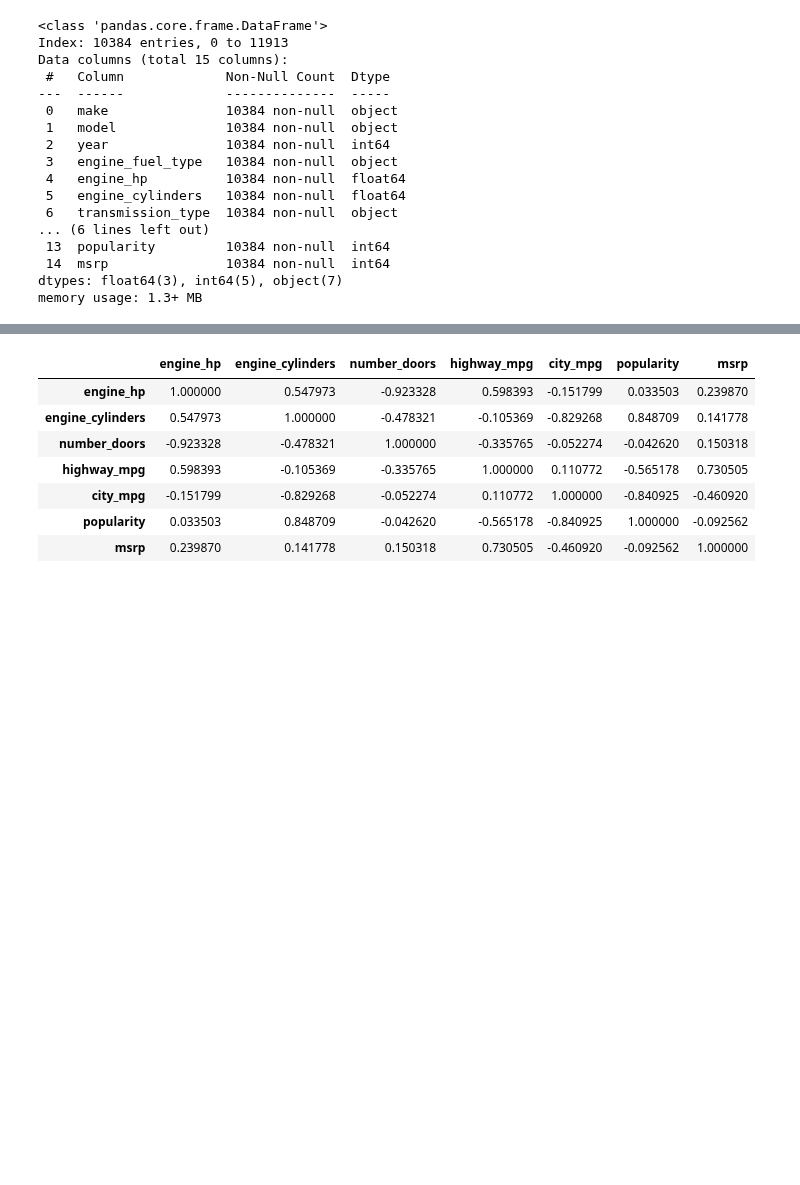
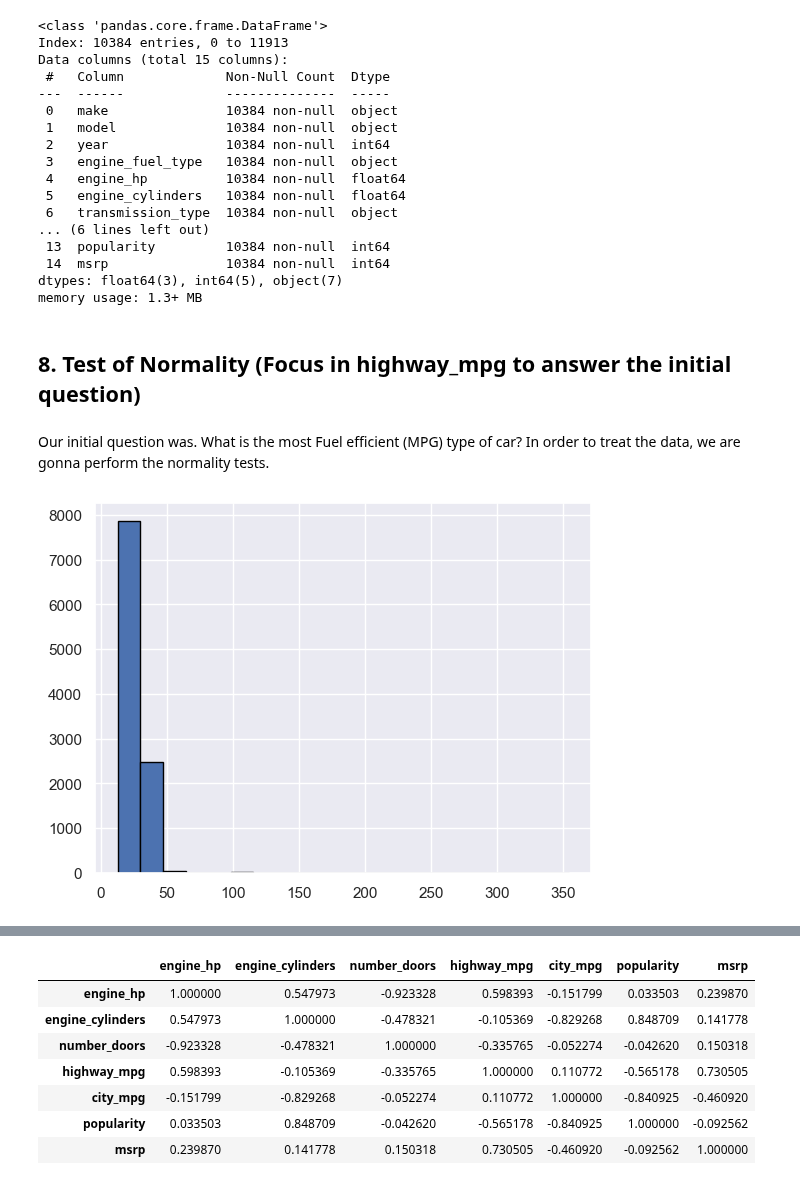
Before and after one commit to elkinbarretorojas/data_science, a Jupyter notebook: cartype/Exploratory_data_Analysis.ipynb, the cells around one changed output, grey strips where cells are left out. Saved outputs shown, nothing was run; the diff lists cells and outputs as text; code cells hidden in the pictures; blank space fills up the shorter version.

```diff
--- a/cartype/Exploratory_data_Analysis.ipynb
+++ b/cartype/Exploratory_data_Analysis.ipynb
@@ -339,3 +338,14 @@ Data columns (total 15 columns):
  14  msrp               10384 non-null  int64
 dtypes: float64(3), int64(5), object(7)
 memory usage: 1.3+ MB
+# %% [markdown]
+## 8. Test of Normality (Focus in highway_mpg to answer the initial question)
+# %% [markdown]
+Our initial question was. What is the most Fuel efficient (MPG) type of car? In order to treat the data, we are gonna perform the normality tests.
+# %%
+##Create a Histogram
+plt.hist(cars_data['highway_mpg'], edgecolor='black',bins=20)
+plt.show()
+#From de Grpah we could be a Normal distribution data
+# %% [output]
+[figure, added]
```
Also changed, not shown: parts of 11 cells of this notebook.
